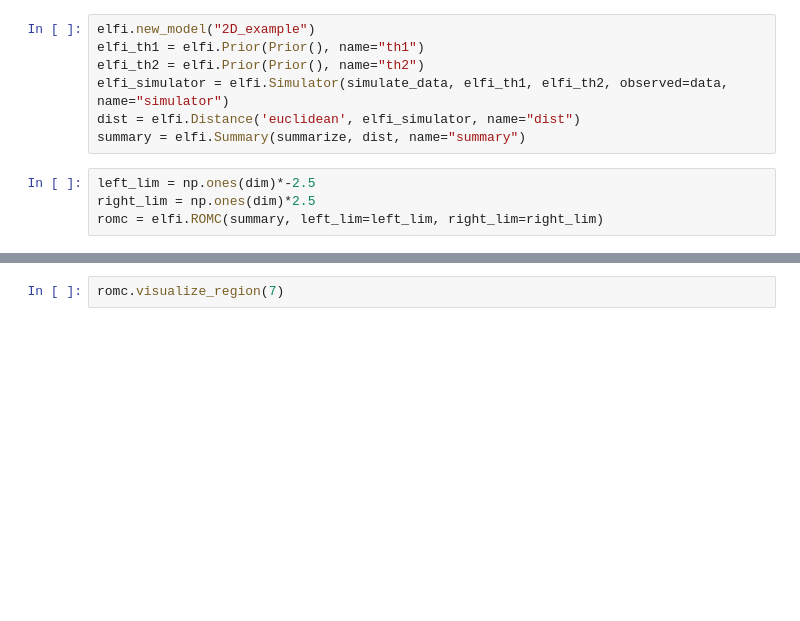
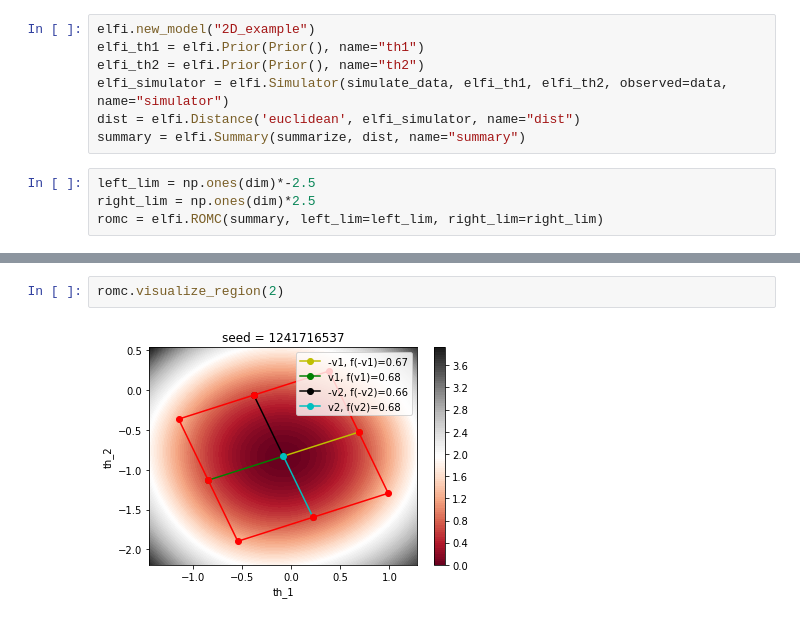
Before and after one commit to givasile/edinburgh-thesis, a Jupyter notebook: presentation_examples/example_2D_gp.ipynb, the cells around one changed output, grey strips where cells are left out. Saved outputs shown, nothing was run; the diff lists cells and outputs as text; blank space fills up the shorter version.

```diff
--- a/presentation_examples/example_2D_gp.ipynb
+++ b/presentation_examples/example_2D_gp.ipynb
@@ -140,4 +147,6 @@ Progress: |███████████████████████
 # %%
-romc.visualize_region(7)
+romc.visualize_region(2)
+# %% [output]
+[figure, added]
 # %%
 romc.eval_unnorm_posterior(theta=-np.array([[1.5, 1.5]]))
```
Also changed, not shown: parts of 11 cells of this notebook, 24 other files.
